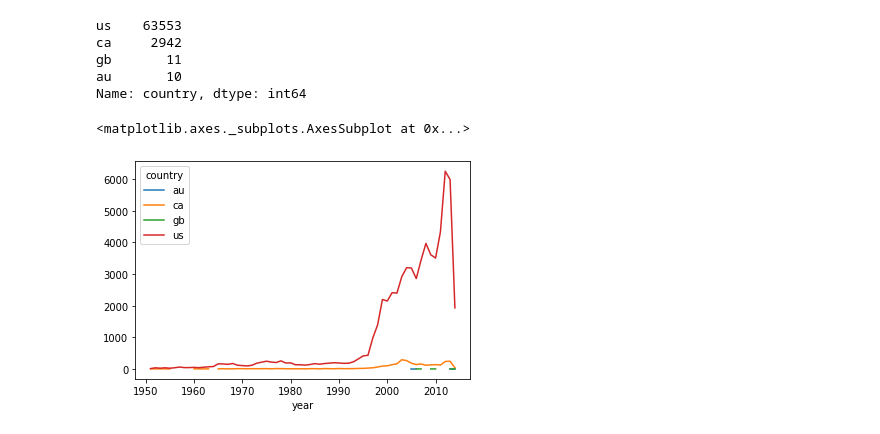
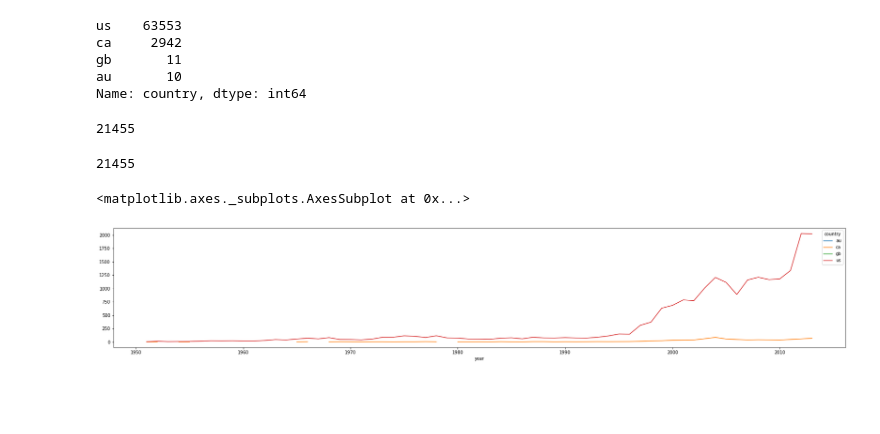
Before and after one commit to tejinder1988/PyProject, a Jupyter notebook: UFO_Analysis.ipynb, the cells around one changed output. Saved outputs shown, nothing was run; the diff lists cells and outputs as text; code cells hidden in the pictures; blank space fills up the shorter version.

```diff
--- a/UFO_Analysis.ipynb
+++ b/UFO_Analysis.ipynb
@@ -39,12 +30,23 @@ df["date"]=pd.to_datetime(df["date"], format="%m/%d/%Y")
 df["year"]=pd.DatetimeIndex(df['date']).year
 df["month"]=pd.DatetimeIndex(df['date']).month
 # %%
-df = df[df["year"]>1950]
+df = df[(df["year"]>1950) & (df["year"]<2014)]
+# %%
+len(df[["duration (seconds)"]])
+# %% [output]
+21455
+# %%
+len(df[df["duration (seconds)"]>300])
+# %% [output]
+21455
+# %%
+df=df[df["duration (seconds)"]>300]
 # %%
-df_subset = df[["year","country"]]
-df_groupby = df_subset.groupby(["year","country"]).size()
+df_subset_bycountry = df[["year","country"]]
+df_groupby_bycountry = df_subset_bycountry.groupby(["year","country"]).size()
+#df_subset.groupby(["year","country"]).size()
-# %%
-df_groupby.unstack().plot()
-# %% [output]
-<matplotlib.axes._subplots.AxesSubplot at 0x...>
-[figure, removed]
+# %%
+df_groupby_bycountry.unstack().plot(figsize=(30,5))
+# %% [output]
+<matplotlib.axes._subplots.AxesSubplot at 0x...>
+[figure, added]
```
Also changed, not shown: parts of 8 cells of this notebook.
